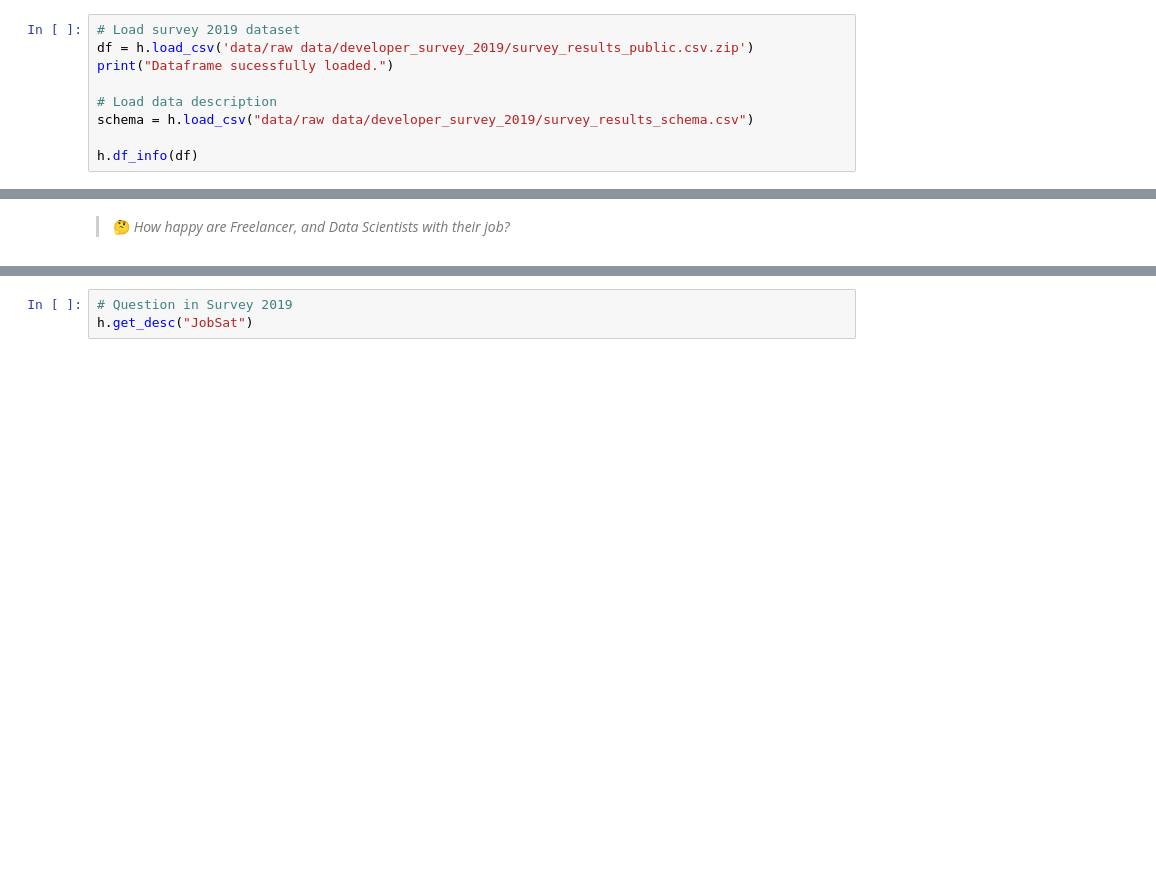
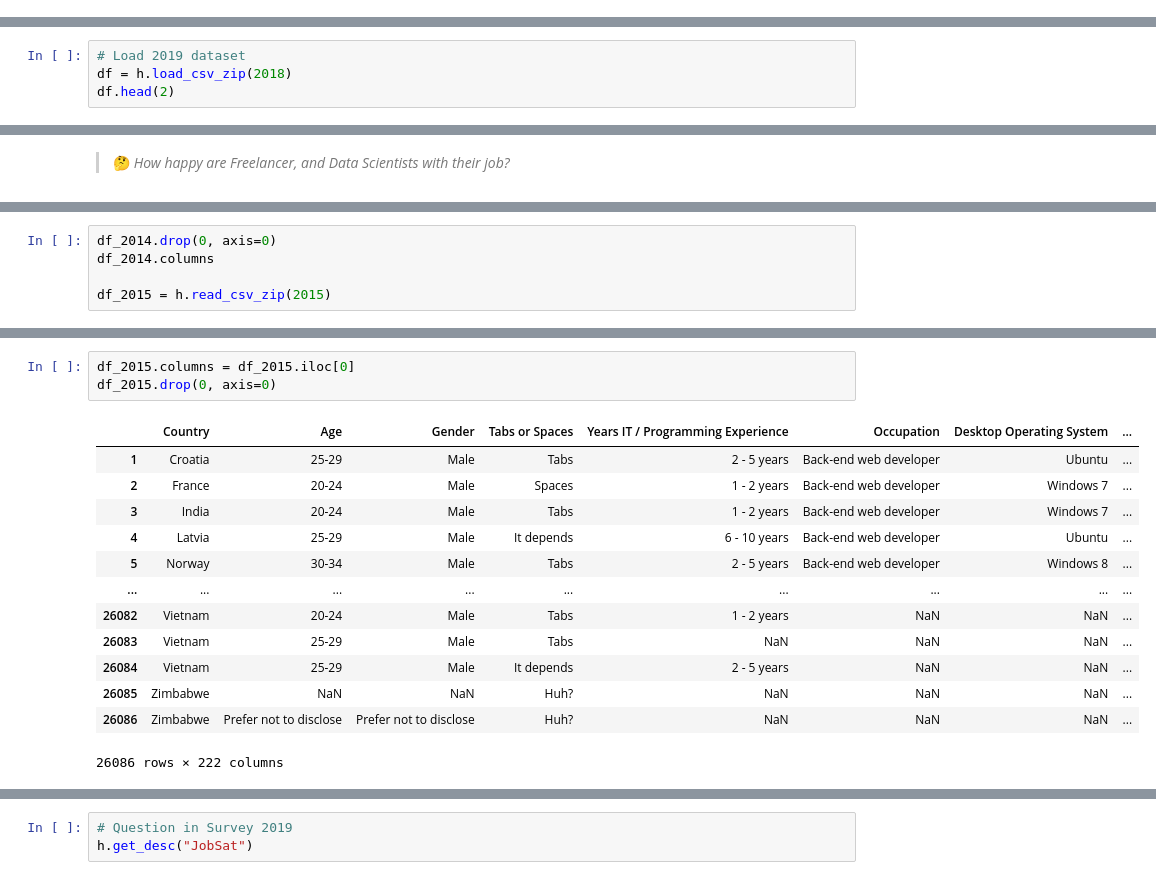
Before and after one commit to dirkkalmbach/How-to-Freelance-in-Data-Science, a Jupyter notebook: Data Analysis.ipynb, the cells around one changed output, grey strips where cells are left out. Cells and saved outputs as stored; diff of their text form; blank space fills up the shorter version.

Commit message:
REFACTOR load_csv in helper.py

```diff
--- a/Data Analysis.ipynb
+++ b/Data Analysis.ipynb
@@ -101,12 +102,3 @@ imp.reload(h)
 <module 'helper' from '/Users/dirkkalmbach/Library/Mobile Documents/com~apple~CloudDocs/Projekte/DSND/blog-project/helper.py'>
 # %% [markdown]
 <h2 id="reading_data">Getting the Data</h2>
-# %%
-# Load survey 2019 dataset
-df = h.load_csv('data/raw data/developer_survey_2019/survey_results_public.csv.zip')
-print("Dataframe sucessfully loaded.")
-
-# Load data description
-schema = h.load_csv("data/raw data/developer_survey_2019/survey_results_schema.csv")
-
-h.df_info(df)
@@ -115,0 +107,4 @@ Rows: 88883      Variables: 85           Size: n/a kb
+# %%
+# Load 2019 dataset
+df = h.load_csv_zip(2018)
+df.head(2)
@@ -241,0 +291,5 @@ df.groupby("TargetGroup").count().Respondent.plot.bar()
+# %%
+df_2014.drop(0, axis=0)
+df_2014.columns
+
+df_2015 = h.read_csv_zip(2015)
@@ -241,0 +313,17 @@ df.groupby("TargetGroup").count().Respondent.plot.bar()
+# %%
+df_2015.columns = df_2015.iloc[0]
+df_2015.drop(0, axis=0)
+# %% [output]
+|  | Country | Age | Gender | Tabs or Spaces | Years IT / Programming Experience | Occupation | Desktop Operating System | ... |
+| 1 | Croatia | 25-29 | Male | Tabs | 2 - 5 years | Back-end web developer | Ubuntu | ... |
+| 2 | France | 20-24 | Male | Spaces | 1 - 2 years | Back-end web developer | Windows 7 | ... |
+| 3 | India | 20-24 | Male | Tabs | 1 - 2 years | Back-end web developer | Windows 7 | ... |
+| 4 | Latvia | 25-29 | Male | It depends | 6 - 10 years | Back-end web developer | Ubuntu | ... |
+| 5 | Norway | 30-34 | Male | Tabs | 2 - 5 years | Back-end web developer | Windows 8 | ... |
+| ... | ... | ... | ... | ... | ... | ... | ... | ... |
+| 26082 | Vietnam | 20-24 | Male | Tabs | 1 - 2 years | NaN | NaN | ... |
+| 26083 | Vietnam | 25-29 | Male | Tabs | NaN | NaN | NaN | ... |
+| 26084 | Vietnam | 25-29 | Male | It depends | 2 - 5 years | NaN | NaN | ... |
+| 26085 | Zimbabwe | NaN | NaN | Huh? | NaN | NaN | NaN | ... |
+| 26086 | Zimbabwe | Prefer not to disclose | Prefer not to disclose | Huh? | NaN | NaN | NaN | ... |
+26086 rows × 222 columns
```
Also changed, not shown: parts of 35 cells of this notebook, 21 other files.
